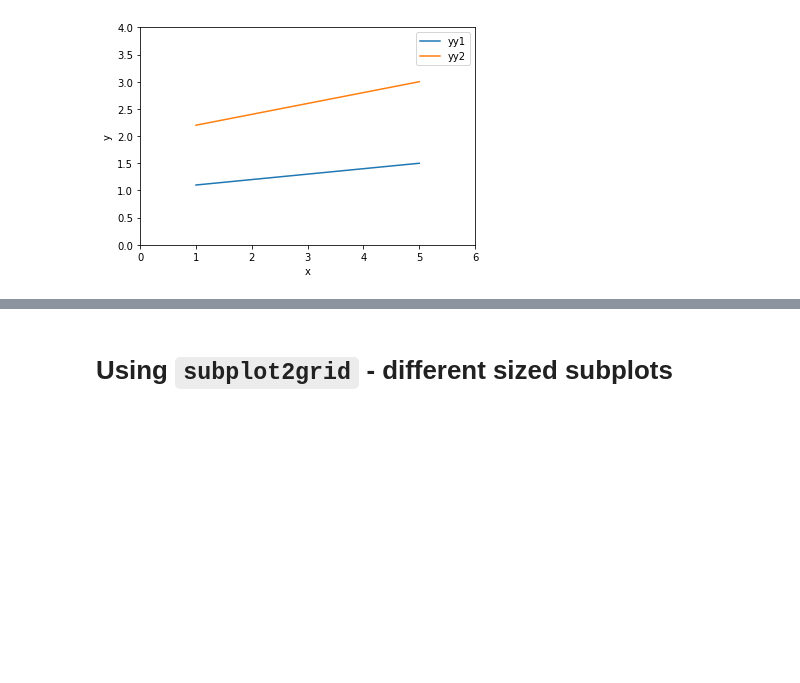
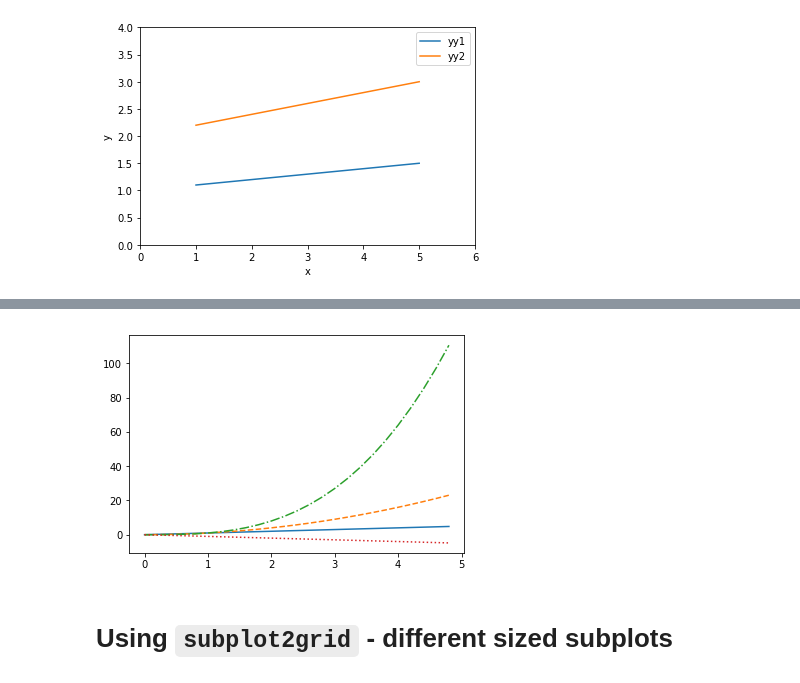
Before and after one commit to gregnordin/notes_to_self, a Jupyter notebook: python/matplotlib_notes.ipynb, the cells around one changed output, grey strips where cells are left out. Saved outputs shown, nothing was run; the diff lists cells and outputs as text; code cells hidden in the pictures; blank space fills up the shorter version.

```diff
--- a/python/matplotlib_notes.ipynb
+++ b/python/matplotlib_notes.ipynb
@@ -243,3 +313,9 @@ ax.legend();
+# %%
+t = np.arange(0.0, 5.0, 0.2)
+plt.plot(t, t, '-', t, t**2, '--', t, t**3, '-.', t, -t, ':')
+plt.show()
+# %% [output]
+[figure, added]
 # %% [markdown]
 # Using `subplot2grid` - different sized subplots
 # %%
```
Also changed, not shown: parts of 4 cells of this notebook.
